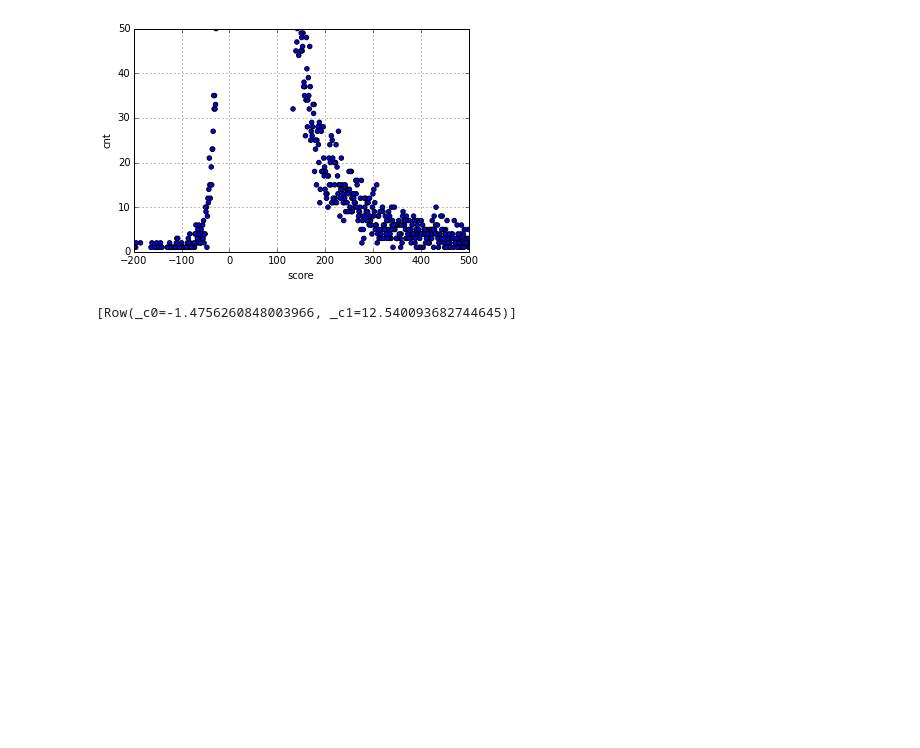
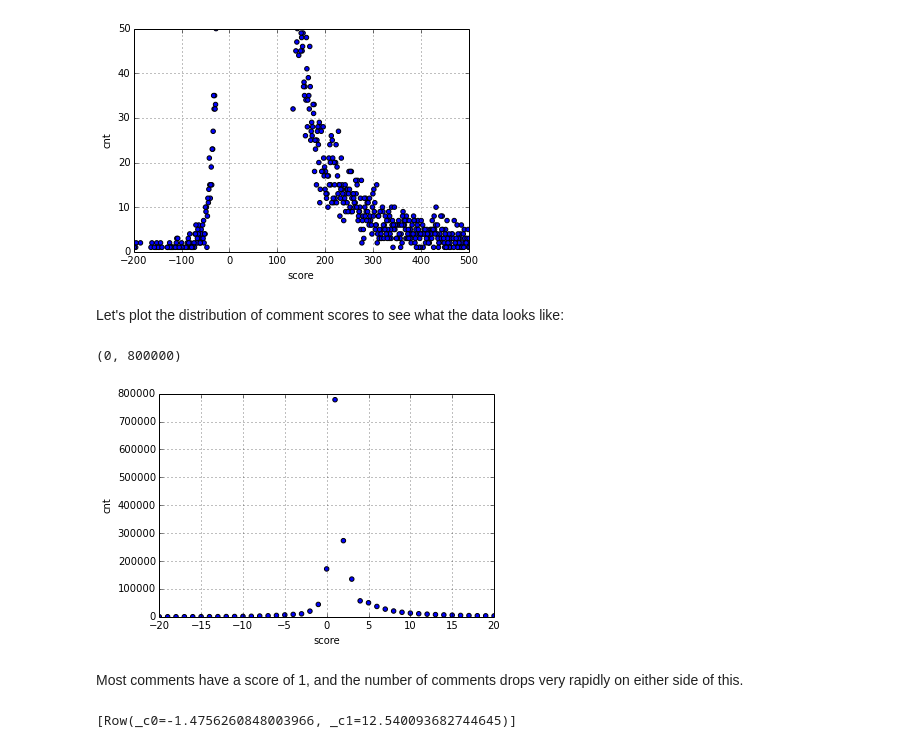
Before and after one commit to Saynah/spark-lab, a Jupyter notebook: ML-Pipeline with Reddit Comments.ipynb, the cells around one changed output. Cells and saved outputs as stored; diff of their text form; code cells hidden in the pictures; blank space fills up the shorter version.

```diff
--- a/ML-Pipeline with Reddit Comments.ipynb
+++ b/ML-Pipeline with Reddit Comments.ipynb
@@ -72,6 +81,17 @@ plt.ylim([0, 50])
 Sample size: 1806276
 (0, 50)
 [figure]
+# %% [markdown]
+Let's plot the distribution of comment scores to see what the data looks like:
+# %%
+result.plot(x="score", y="cnt", kind="scatter")
+plt.xlim([-20,20])
+plt.ylim([0, 800000])
+# %% [output]
+(0, 800000)
+[figure, added]
+# %% [markdown]
+Most comments have a score of 1, and the number of comments drops very rapidly on either side of this.
 # %%
 # Take top 5% and bottom 5% of data
 extremeDF = sqlContext.sql("SELECT PERCENTILE_APPROX(score, 0.05), PERCENTILE_APPROX(score, 0.95) FROM rc")
```
Also changed, not shown: parts of 10 cells of this notebook.
